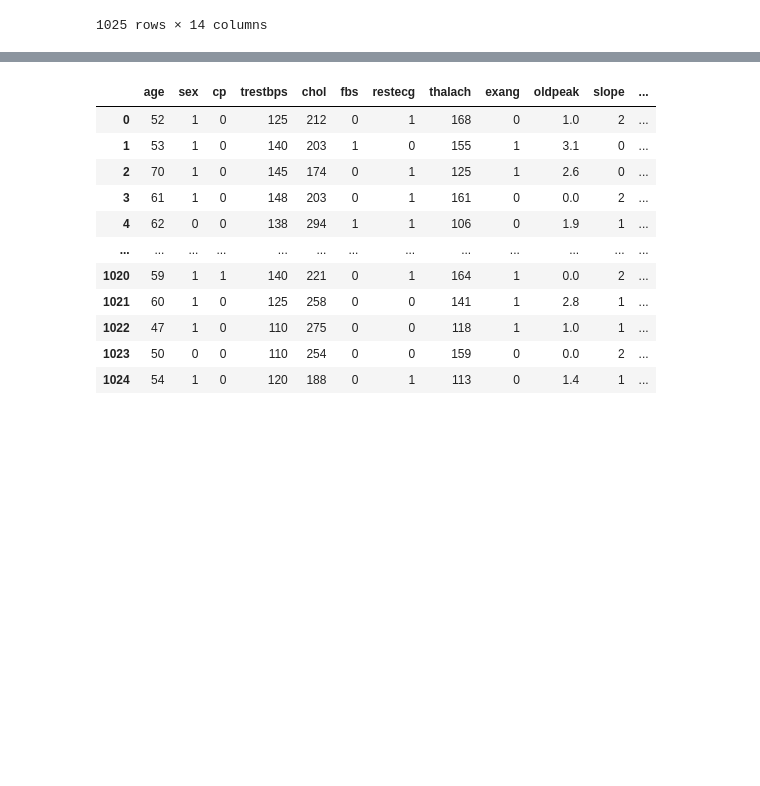
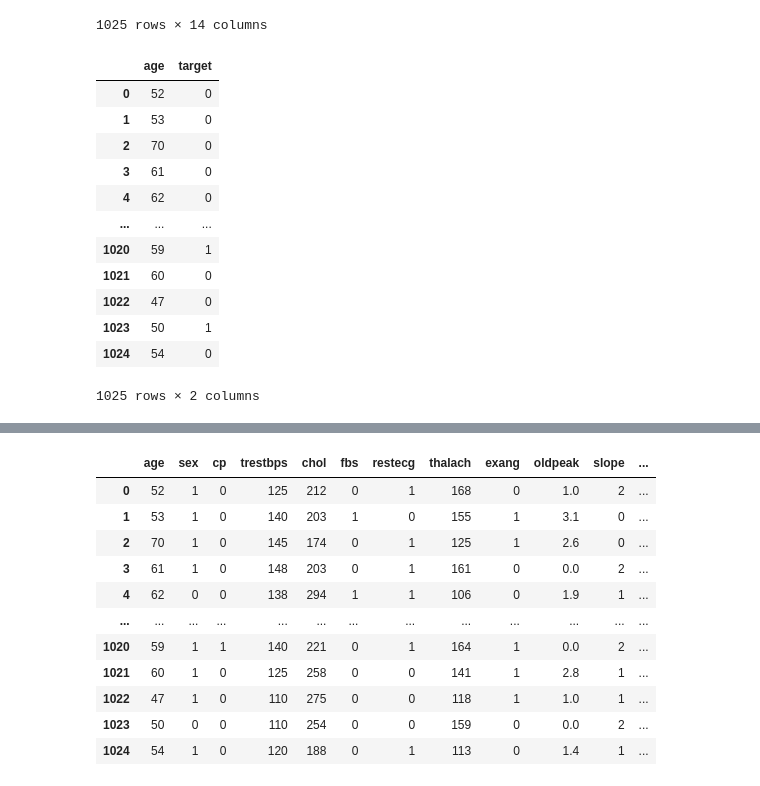
Before and after one commit to deepak-1197/small-projects, a Jupyter notebook: Heart_Disease.ipynb, the cells around one changed output, grey strips where cells are left out. Cells and saved outputs as stored; diff of their text form; code cells hidden in the pictures; blank space fills up the shorter version.

```diff
--- a/Heart_Disease.ipynb
+++ b/Heart_Disease.ipynb
@@ -53,0 +56,16 @@ import matplotlib.pyplot as plt
+# %%
+Age
+# %% [output]
+|  | age | target |
+| 0 | 52 | 0 |
+| 1 | 53 | 0 |
+| 2 | 70 | 0 |
+| 3 | 61 | 0 |
+| 4 | 62 | 0 |
+| ... | ... | ... |
+| 1020 | 59 | 1 |
+| 1021 | 60 | 0 |
+| 1022 | 47 | 0 |
+| 1023 | 50 | 1 |
+| 1024 | 54 | 0 |
+1025 rows × 2 columns
```
Also changed, not shown: parts of 4 cells of this notebook.
